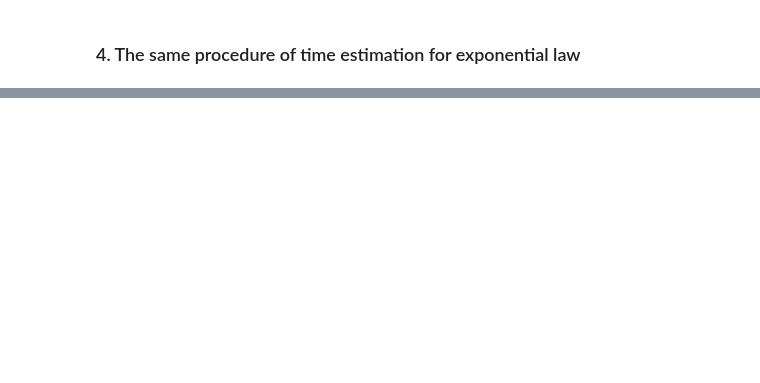
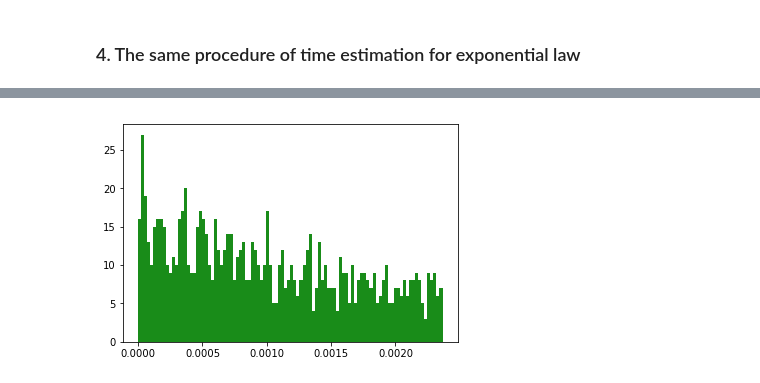
Before and after one commit to anasku/Comp_tools, a Jupyter notebook: Untitled4.ipynb, the cells around one changed output, grey strips where cells are left out. Cells and saved outputs as stored; diff of their text form; code cells hidden in the pictures; blank space fills up the shorter version.

```diff
--- a/Untitled4.ipynb
+++ b/Untitled4.ipynb
@@ -421,3 +477,29 @@ plt.show()
+# %%
+np.random.seed(1)
+g=0
+exp_rand=[]
+for i in range(1000):
+        while True:
+            temp=np.random.exponential(1)
+            temp>1
+            if temp<1:
+                break
+        g+=temp
+        exp_rand.append(g)
+        g=0
+z_exp=sum(exp_rand)
+rand_proba=[]
+q=0
+for j in range(1000):
+    q+=exp_rand[j]/z_exp
+    rand_proba.append(q)
+    q=0
+#print(exp_rand,rand_proba,sum(rand_proba))
+
+plt.hist(rand_proba,color='green',alpha=0.9,bins=100)
+plt.show()
+# %% [output]
+[figure, added]
 # %%
 s=np.random.uniform(0,1,5)#what is the procedure in case of exponential law
 z=sum(s)
```
Also changed, not shown: parts of 14 cells of this notebook.
